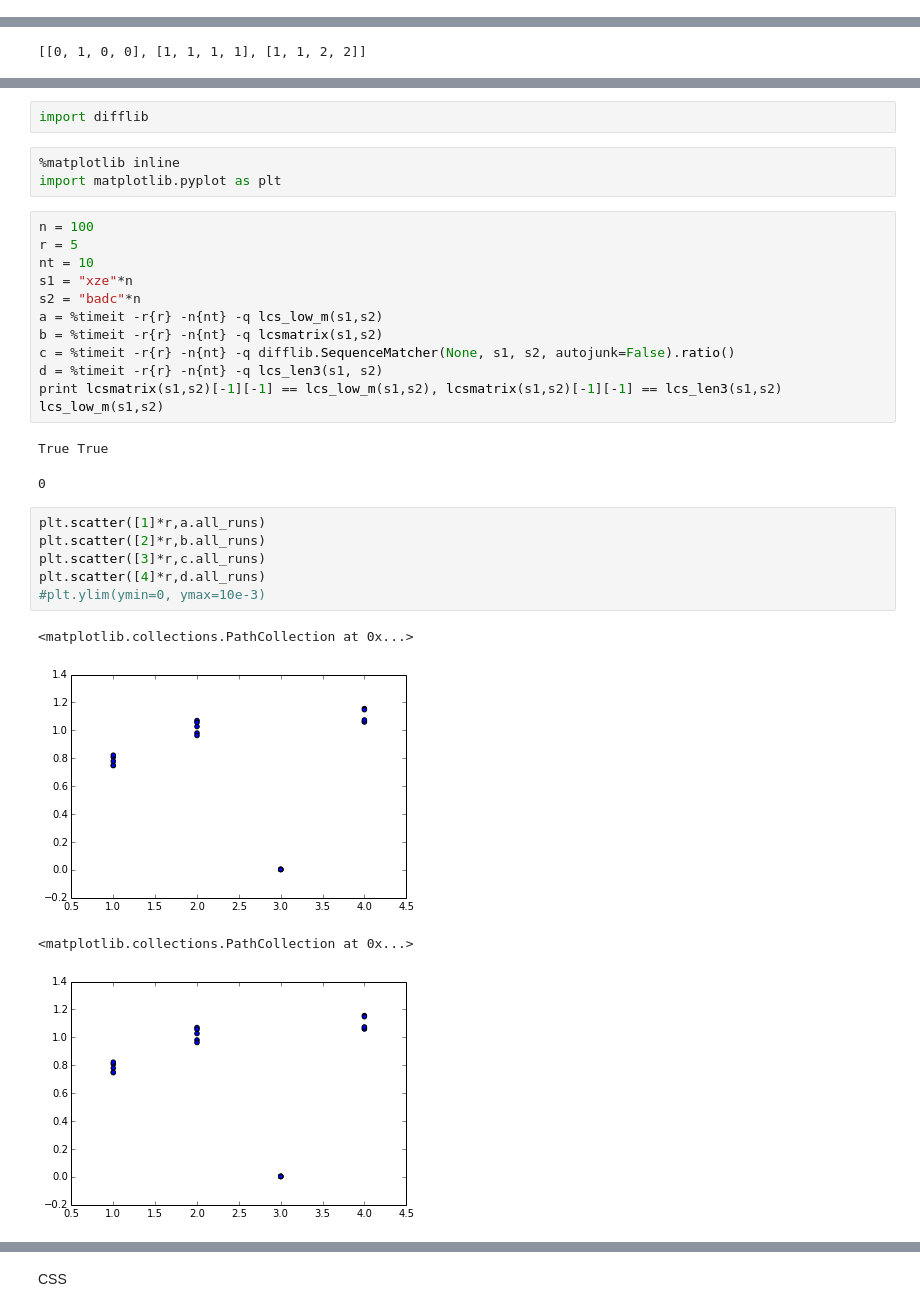
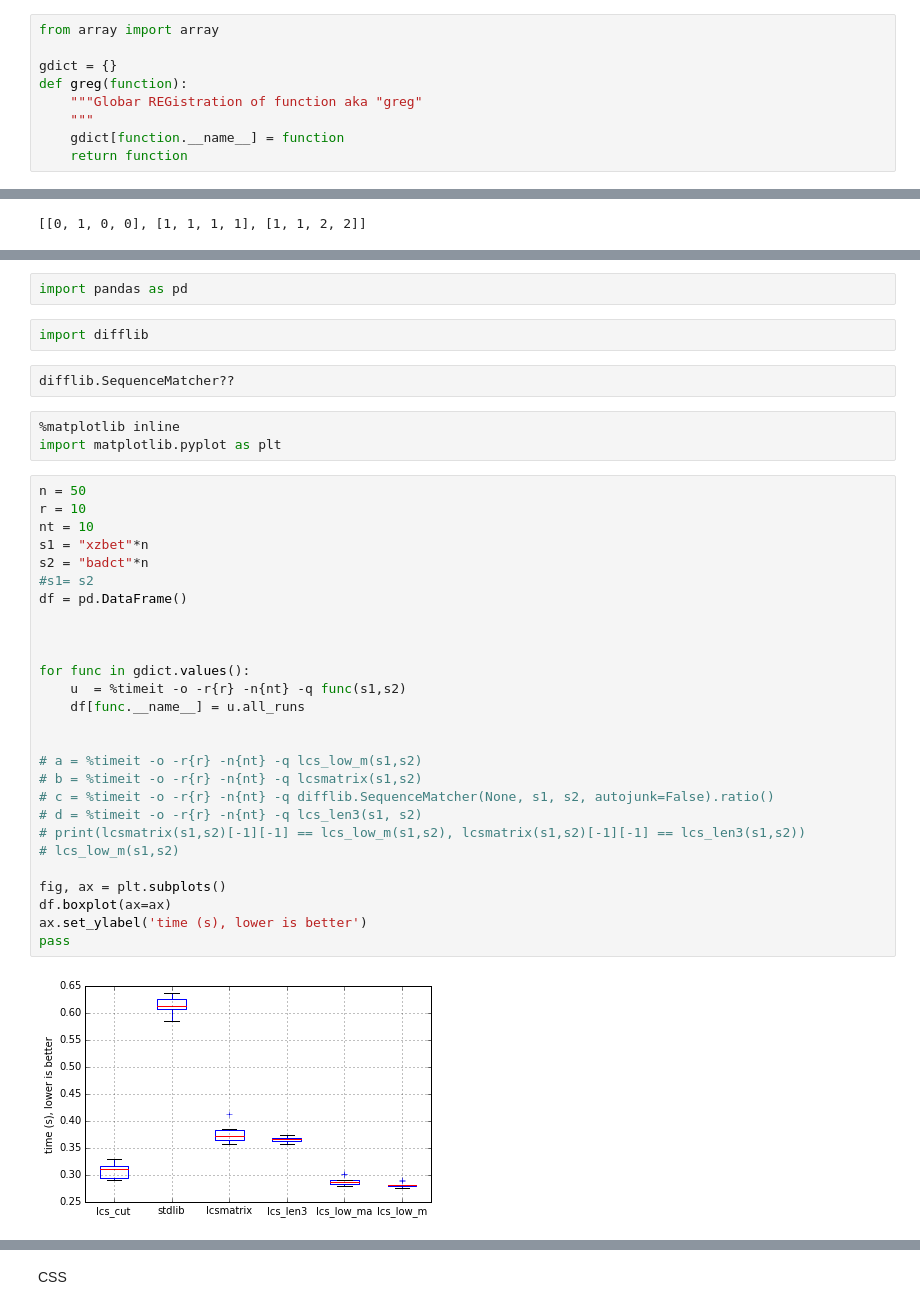
Before and after one commit to Carreau/difflib2.py, a Jupyter notebook: examples/difflib2.ipynb, the cells around one changed output, grey strips where cells are left out. Drawn from its saved outputs; the diff is of its cells as text.

```diff
--- a/examples/difflib2.ipynb
+++ b/examples/difflib2.ipynb
@@ -0,0 +20,9 @@
+# %%
+from array import array
+
+gdict = {}
+def greg(function):
+    """Globar REGistration of function aka "greg"
+    """
+    gdict[function.__name__] = function
+    return function
@@ -95,31 +217,38 @@ def lcs_len3(Seq1 , Seq2):
+# %%
+import pandas as pd
 # %%
 import difflib
+# %%
+difflib.SequenceMatcher??
 # %%
 %matplotlib inline
 import matplotlib.pyplot as plt
 # %%
-n = 100
-r = 5
+n = 50
+r = 10
 nt = 10
-s1 = "xze"*n
-s2 = "badc"*n
-a = %timeit -r{r} -n{nt} -q lcs_low_m(s1,s2)
-b = %timeit -r{r} -n{nt} -q lcsmatrix(s1,s2)
-c = %timeit -r{r} -n{nt} -q difflib.SequenceMatcher(None, s1, s2, autojunk=False).ratio()
-d = %timeit -r{r} -n{nt} -q lcs_len3(s1, s2)
-print lcsmatrix(s1,s2)[-1][-1] == lcs_low_m(s1,s2), lcsmatrix(s1,s2)[-1][-1] == lcs_len3(s1,s2)
-lcs_low_m(s1,s2)
+s1 = "xzbet"*n
+s2 = "badct"*n
+#s1= s2
+df = pd.DataFrame()
+
+
+
+for func in gdict.values():
+    u  = %timeit -o -r{r} -n{nt} -q func(s1,s2)
+    df[func.__name__] = u.all_runs
+
+
+# a = %timeit -o -r{r} -n{nt} -q lcs_low_m(s1,s2)
+# b = %timeit -o -r{r} -n{nt} -q lcsmatrix(s1,s2)
+# c = %timeit -o -r{r} -n{nt} -q difflib.SequenceMatcher(None, s1, s2, autojunk=False).ratio()
+# d = %timeit -o -r{r} -n{nt} -q lcs_len3(s1, s2)
+# print(lcsmatrix(s1,s2)[-1][-1] == lcs_low_m(s1,s2), lcsmatrix(s1,s2)[-1][-1] == lcs_len3(s1,s2))
+# lcs_low_m(s1,s2)
+
+fig, ax = plt.subplots()
+df.boxplot(ax=ax)
+ax.set_ylabel('time (s), lower is better')
+pass
 # %% [output]
-True True
-0
+[figure, added]
-# %%
-plt.scatter([1]*r,a.all_runs)
-plt.scatter([2]*r,b.all_runs)
-plt.scatter([3]*r,c.all_runs)
-plt.scatter([4]*r,d.all_runs)
-#plt.ylim(ymin=0, ymax=10e-3)
-# %% [output]
-<matplotlib.collections.PathCollection at 0x...>
-[figure, removed]
-<matplotlib.collections.PathCollection at 0x...>
-[figure, removed]
```
Also changed, not shown: parts of 26 cells of this notebook.
